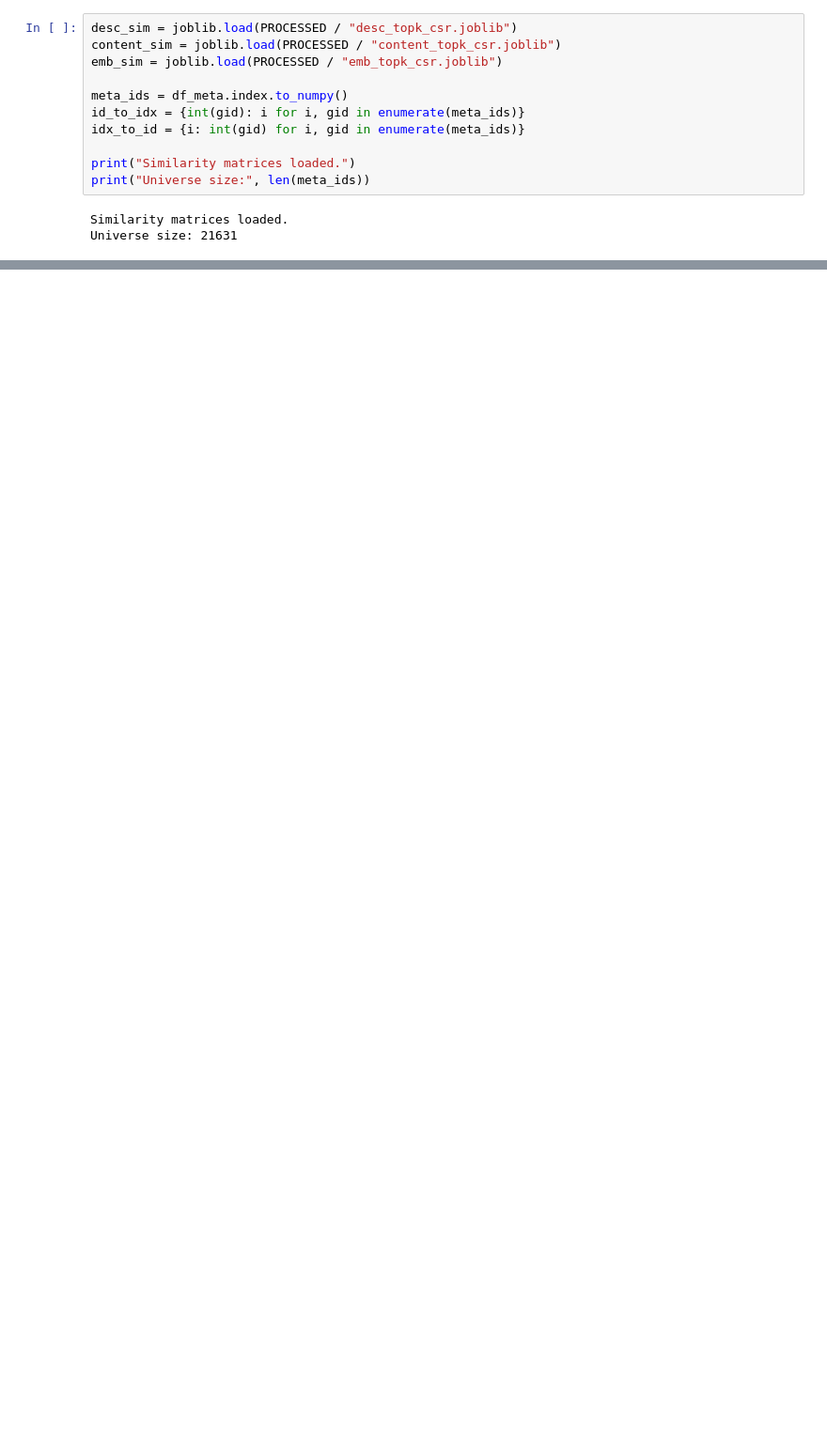
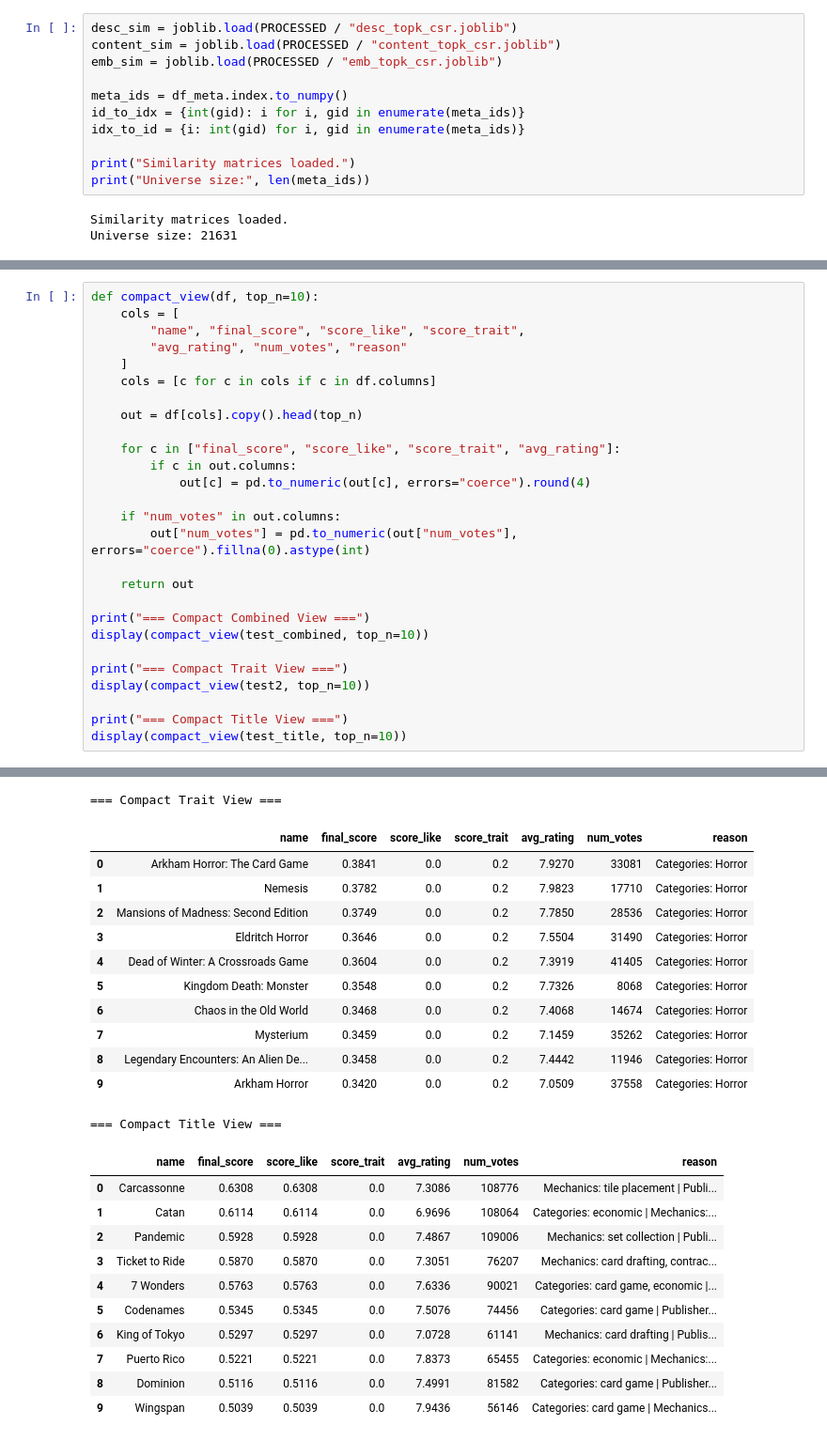
Before and after one commit to FullyMed/My_Projects, a Jupyter notebook: Data_Science/BoardGames_Analyzer/Notebooks/08_Discovery_Engine.ipynb, the cells around one changed output, grey strips where cells are left out. Shown at 94% size. Saved outputs shown, nothing was run; the diff lists cells and outputs as text; blank space fills up the shorter version.

```diff
--- a/Data_Science/BoardGames_Analyzer/Notebooks/08_Discovery_Engine.ipynb
+++ b/Data_Science/BoardGames_Analyzer/Notebooks/08_Discovery_Engine.ipynb
@@ -587,0 +1183,28 @@ discover(
+# %%
+def compact_view(df, top_n=10):
+    cols = [
+        "name", "final_score", "score_like", "score_trait",
+        "avg_rating", "num_votes", "reason"
+    ]
+    cols = [c for c in cols if c in df.columns]
+
+    out = df[cols].copy().head(top_n)
+
+    for c in ["final_score", "score_like", "score_trait", "avg_rating"]:
+        if c in out.columns:
+            out[c] = pd.to_numeric(out[c], errors="coerce").round(4)
+
+    if "num_votes" in out.columns:
+        out["num_votes"] = pd.to_numeric(out["num_votes"], errors="coerce").fillna(0).astype(int)
+
+    return out
+
+print("=== Compact Combined View ===")
+display(compact_view(test_combined, top_n=10))
+
+print("=== Compact Trait View ===")
+display(compact_view(test2, top_n=10))
+
+print("=== Compact Title View ===")
+display(compact_view(test_title, top_n=10))
+# %% [output]
@@ -587,0 +1223,24 @@ discover(
+=== Compact Trait View ===
+|  | name | final_score | score_like | score_trait | avg_rating | num_votes | reason |
+| 0 | Arkham Horror: The Card Game | 0.3841 | 0.0 | 0.2 | 7.9270 | 33081 | Categories: Horror |
+| 1 | Nemesis | 0.3782 | 0.0 | 0.2 | 7.9823 | 17710 | Categories: Horror |
+| 2 | Mansions of Madness: Second Edition | 0.3749 | 0.0 | 0.2 | 7.7850 | 28536 | Categories: Horror |
+| 3 | Eldritch Horror | 0.3646 | 0.0 | 0.2 | 7.5504 | 31490 | Categories: Horror |
+| 4 | Dead of Winter: A Crossroads Game | 0.3604 | 0.0 | 0.2 | 7.3919 | 41405 | Categories: Horror |
+| 5 | Kingdom Death: Monster | 0.3548 | 0.0 | 0.2 | 7.7326 | 8068 | Categories: Horror |
+| 6 | Chaos in the Old World | 0.3468 | 0.0 | 0.2 | 7.4068 | 14674 | Categories: Horror |
+| 7 | Mysterium | 0.3459 | 0.0 | 0.2 | 7.1459 | 35262 | Categories: Horror |
+| 8 | Legendary Encounters: An Alien De... | 0.3458 | 0.0 | 0.2 | 7.4442 | 11946 | Categories: Horror |
+| 9 | Arkham Horror | 0.3420 | 0.0 | 0.2 | 7.0509 | 37558 | Categories: Horror |
+=== Compact Title View ===
+|  | name | final_score | score_like | score_trait | avg_rating | num_votes | reason |
+| 0 | Carcassonne | 0.6308 | 0.6308 | 0.0 | 7.3086 | 108776 | Mechanics: tile placement | Publi... |
+| 1 | Catan | 0.6114 | 0.6114 | 0.0 | 6.9696 | 108064 | Categories: economic | Mechanics:... |
+| 2 | Pandemic | 0.5928 | 0.5928 | 0.0 | 7.4867 | 109006 | Mechanics: set collection | Publi... |
+| 3 | Ticket to Ride | 0.5870 | 0.5870 | 0.0 | 7.3051 | 76207 | Mechanics: card drafting, contrac... |
+| 4 | 7 Wonders | 0.5763 | 0.5763 | 0.0 | 7.6336 | 90021 | Categories: card game, economic |... |
+| 5 | Codenames | 0.5345 | 0.5345 | 0.0 | 7.5076 | 74456 | Categories: card game | Publisher... |
+| 6 | King of Tokyo | 0.5297 | 0.5297 | 0.0 | 7.0728 | 61141 | Mechanics: card drafting | Publis... |
+| 7 | Puerto Rico | 0.5221 | 0.5221 | 0.0 | 7.8373 | 65455 | Categories: economic | Mechanics:... |
+| 8 | Dominion | 0.5116 | 0.5116 | 0.0 | 7.4991 | 81582 | Categories: card game | Publisher... |
+| 9 | Wingspan | 0.5039 | 0.5039 | 0.0 | 7.9436 | 56146 | Categories: card game | Mechanics... |
```
Also changed, not shown: parts of 22 cells of this notebook.
